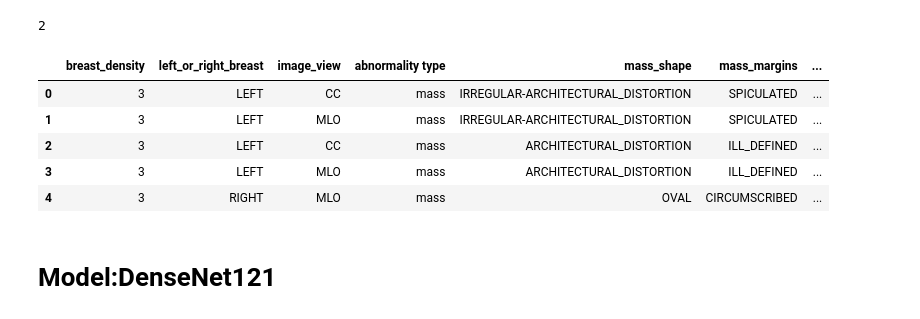
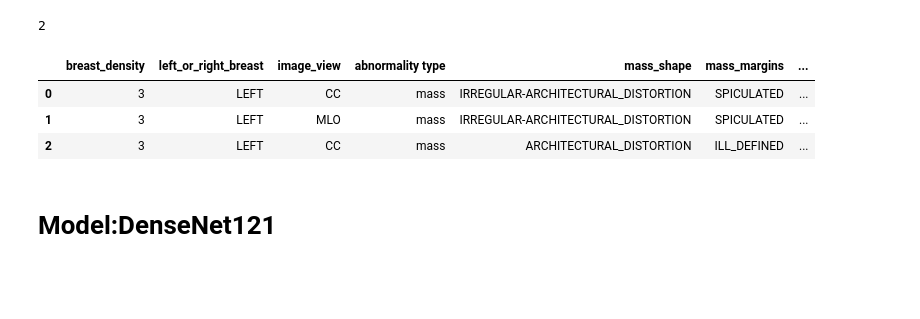
Before and after one commit to kiboiWanjohi/mammo, a Jupyter notebook: breast-cancer-classification-densenet.ipynb, the cells around one changed output. Drawn from its saved outputs; the diff is of its cells as text; code cells hidden in the pictures; blank space fills up the shorter version.

```diff
--- a/breast-cancer-classification-densenet.ipynb
+++ b/breast-cancer-classification-densenet.ipynb
@@ -624,14 +604,12 @@ y_train = to_categorical(y_train, num_classes)
 y_test = to_categorical(y_test, num_classes)
 y_val = to_categorical(y_val, num_classes)
 # %%
-full_mass.head()
+full_mass.head(3)
 # %% [output]
 |  | breast_density | left_or_right_breast | image_view | abnormality type | mass_shape | mass_margins | ... |
 | 0 | 3 | LEFT | CC | mass | IRREGULAR-ARCHITECTURAL_DISTORTION | SPICULATED | ... |
 | 1 | 3 | LEFT | MLO | mass | IRREGULAR-ARCHITECTURAL_DISTORTION | SPICULATED | ... |
 | 2 | 3 | LEFT | CC | mass | ARCHITECTURAL_DISTORTION | ILL_DEFINED | ... |
-| 3 | 3 | LEFT | MLO | mass | ARCHITECTURAL_DISTORTION | ILL_DEFINED | ... |
-| 4 | 3 | RIGHT | MLO | mass | OVAL | CIRCUMSCRIBED | ... |
 # %% [markdown]
 # Model:DenseNet121
 # %%
```
Also changed, not shown: parts of 10 cells of this notebook.
